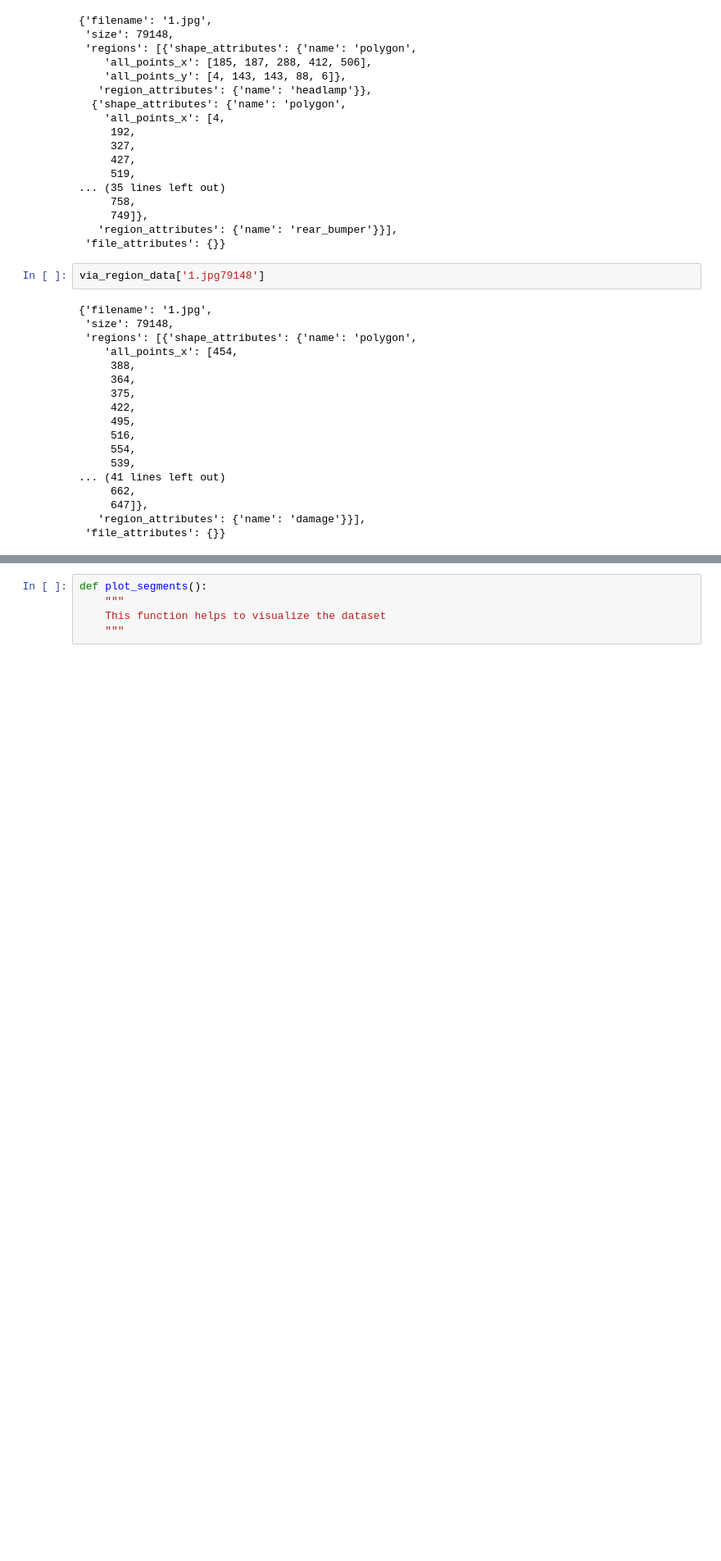
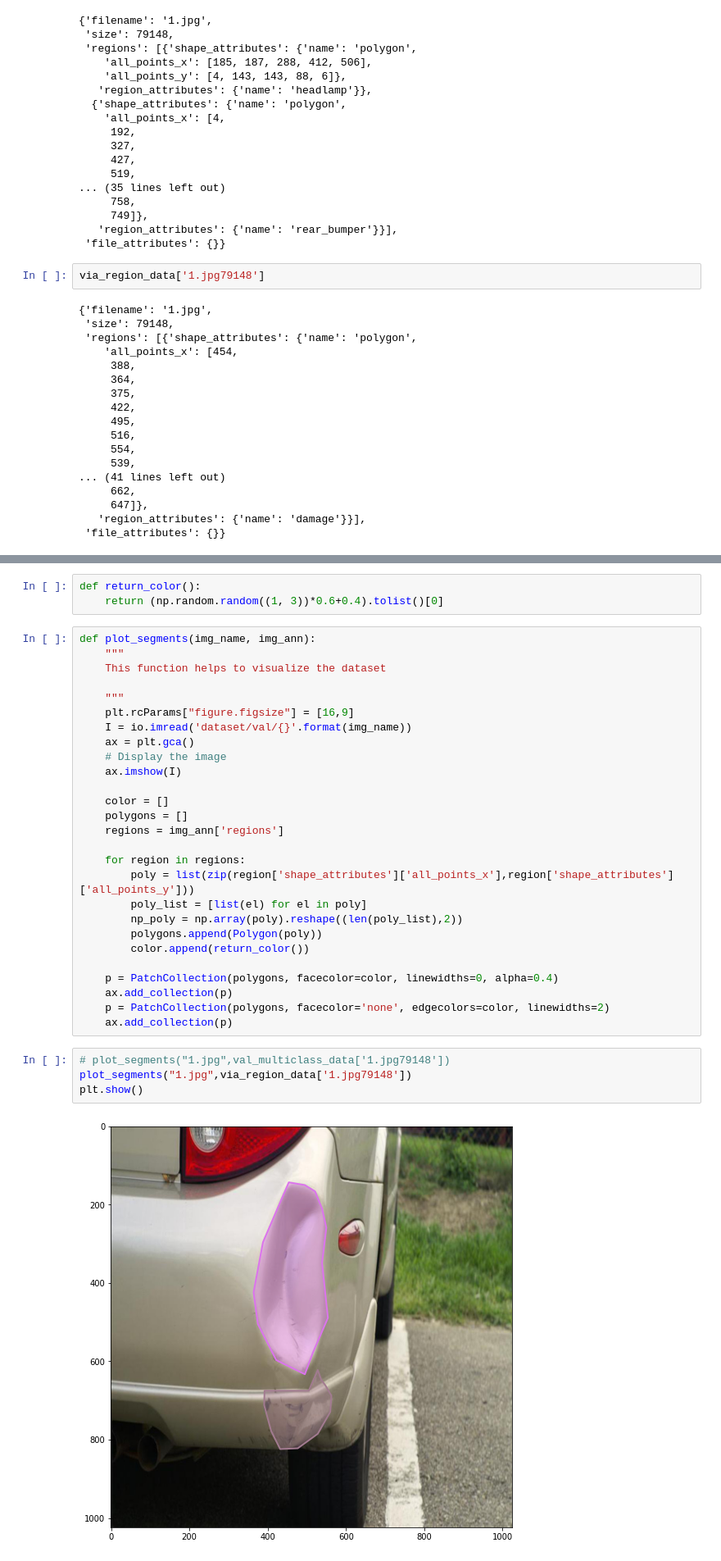
Before and after one commit to Lplenka/Car-Damage-Detection, a Jupyter notebook: dataset_analysis.ipynb, the cells around one changed output, grey strips where cells are left out. Shown at 82% size. Drawn from its saved outputs; the diff is of its cells as text; blank space fills up the shorter version.

Commit message:
added code to view segments

```diff
--- a/dataset_analysis.ipynb
+++ b/dataset_analysis.ipynb
@@ -132,5 +134,36 @@ from matplotlib.patches import Polygon
-# %%
-def plot_segments():
-    """
-    This function helps to visualize the dataset
-    """
+# %%
+def return_color():
+    return (np.random.random((1, 3))*0.6+0.4).tolist()[0]
+# %%
+def plot_segments(img_name, img_ann):
+    """
+    This function helps to visualize the dataset
+
+    """
+    plt.rcParams["figure.figsize"] = [16,9]
+    I = io.imread('dataset/val/{}'.format(img_name))
+    ax = plt.gca()
+    # Display the image
+    ax.imshow(I)
+
+    color = []
+    polygons = []
+    regions = img_ann['regions']
+
+    for region in regions:
+        poly = list(zip(region['shape_attributes']['all_points_x'],region['shape_attributes']['all_points_y']))
+        poly_list = [list(el) for el in poly]
+        np_poly = np.array(poly).reshape((len(poly_list),2))
+        polygons.append(Polygon(poly))
+        color.append(return_color())
+
+    p = PatchCollection(polygons, facecolor=color, linewidths=0, alpha=0.4)
+    ax.add_collection(p)
+    p = PatchCollection(polygons, facecolor='none', edgecolors=color, linewidths=2)
+    ax.add_collection(p)
+# %%
+# plot_segments("1.jpg",val_multiclass_data['1.jpg79148'])
+plot_segments("1.jpg",via_region_data['1.jpg79148'])
+plt.show()
+# %% [output]
+[figure, added]
```
Also changed, not shown: parts of 1 cell of this notebook.
